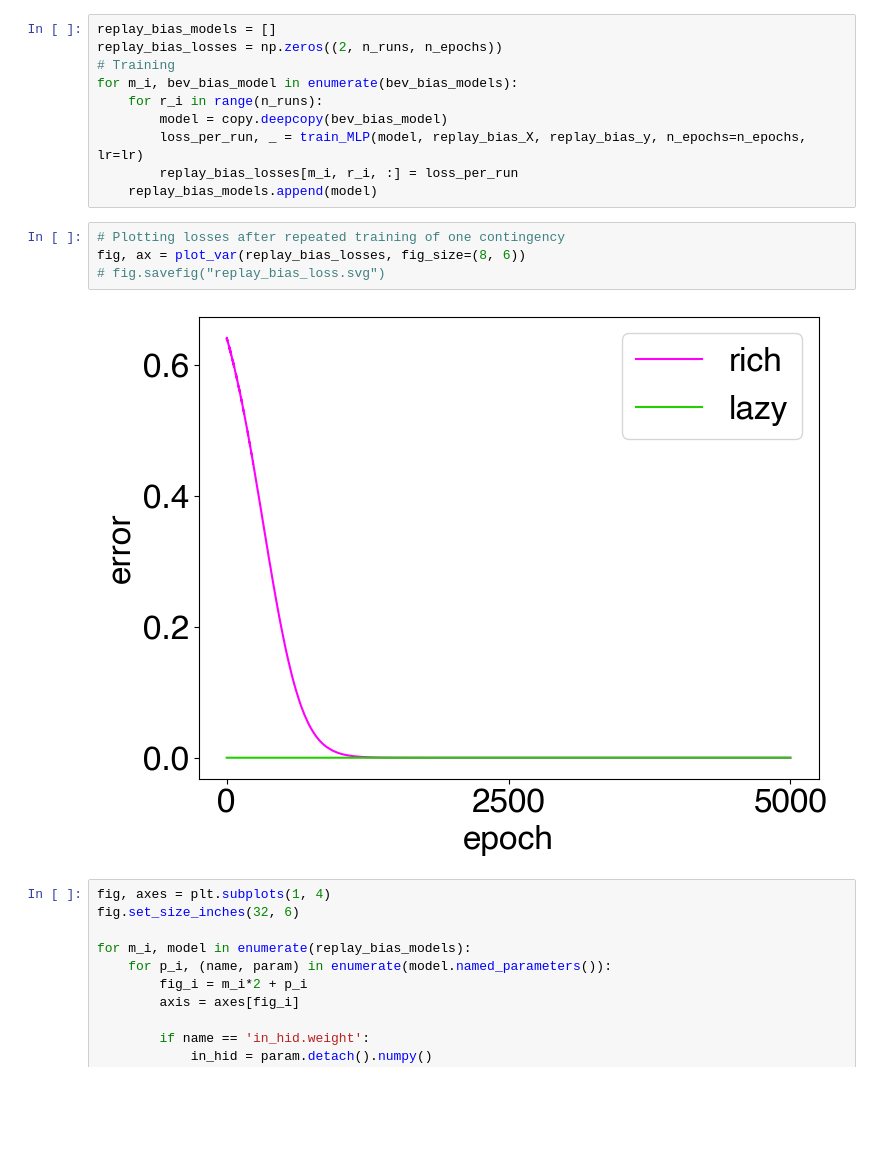
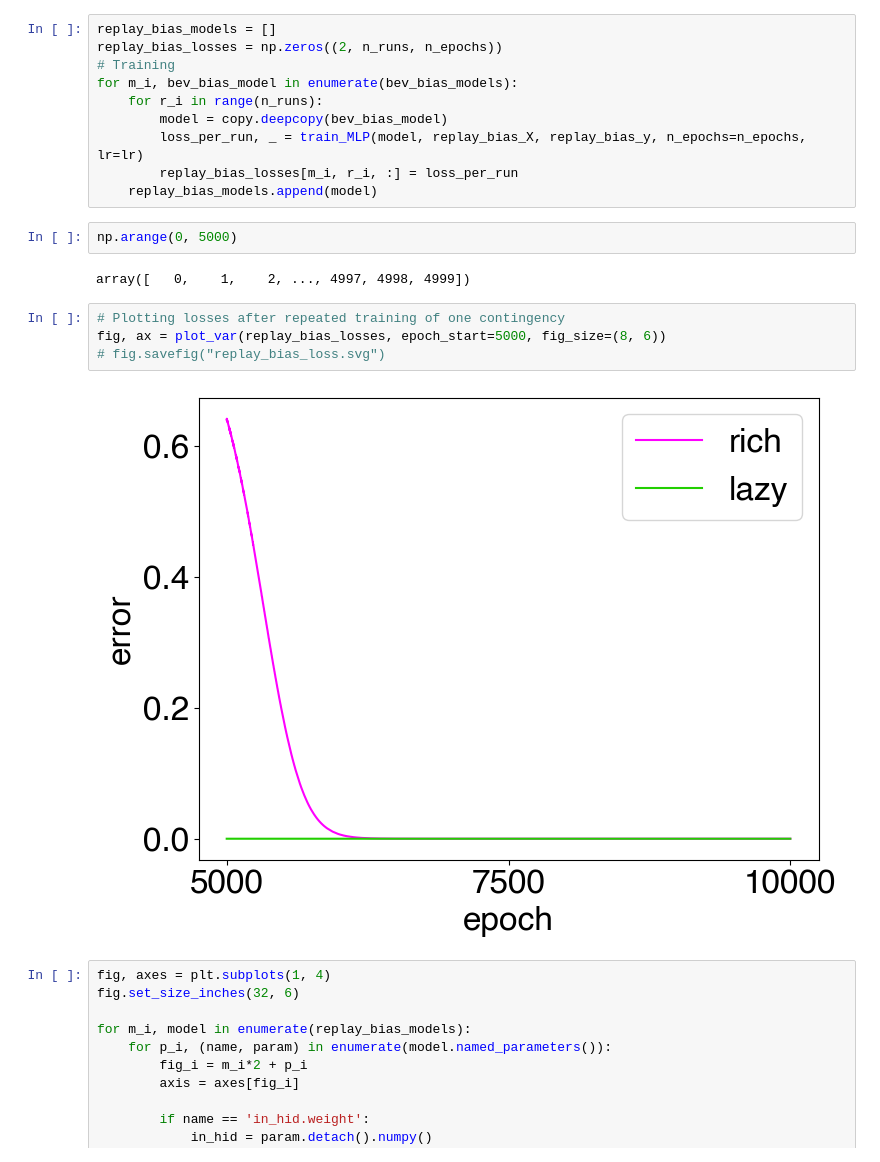
Before and after one commit to vandermeerlab/replay_task_rep, a Jupyter notebook: simulations/Fig2_bev_replay_bias.ipynb, the cells around one changed output. Cells and saved outputs as stored; diff of their text form; blank space fills up the shorter version.

```diff
--- a/simulations/Fig3_bev_replay_bias.ipynb
+++ b/simulations/Fig2_bev_replay_bias.ipynb
@@ -104,12 +107,16 @@ for m_i, bev_bias_model in enumerate(bev_bias_models):
         loss_per_run, _ = train_MLP(model, replay_bias_X, replay_bias_y, n_epochs=n_epochs, lr=lr)
         replay_bias_losses[m_i, r_i, :] = loss_per_run
     replay_bias_models.append(model)
+# %%
+np.arange(0, 5000)
+# %% [output]
+array([   0,    1,    2, ..., 4997, 4998, 4999])
 # %%
 # Plotting losses after repeated training of one contingency
-fig, ax = plot_var(replay_bias_losses, fig_size=(8, 6))
+fig, ax = plot_var(replay_bias_losses, epoch_start=5000, fig_size=(8, 6))
 # fig.savefig("replay_bias_loss.svg")
 # %% [output]
-[figure, old version]
+[figure, new version]
 # %%
 fig, axes = plt.subplots(1, 4)
 fig.set_size_inches(32, 6)
```
Also changed, not shown: parts of 1 cell of this notebook, 1 other file.
